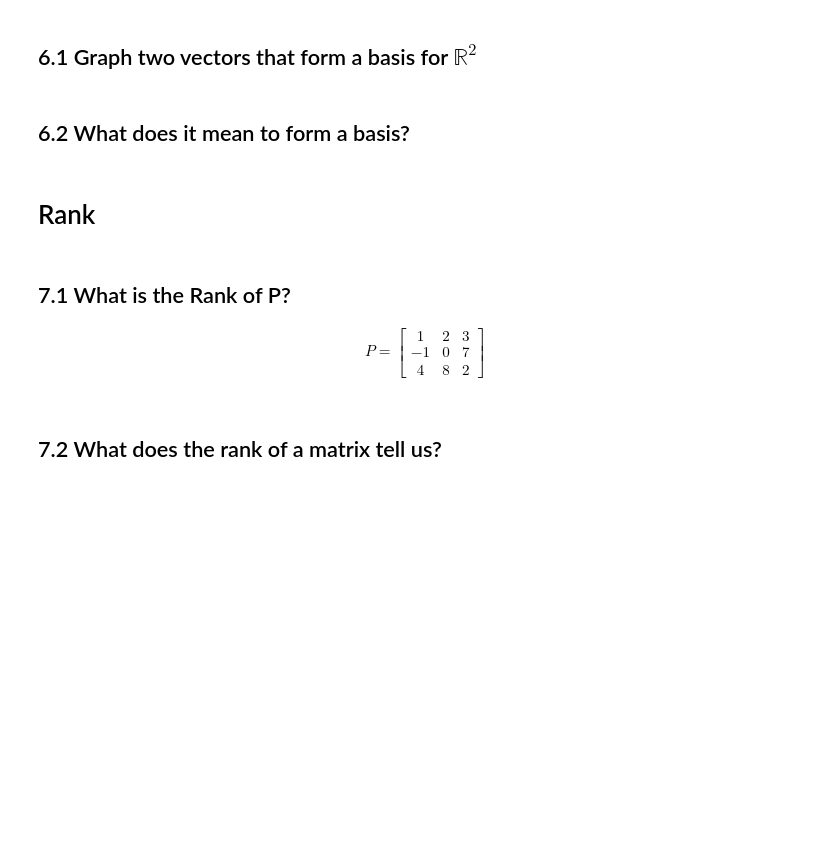
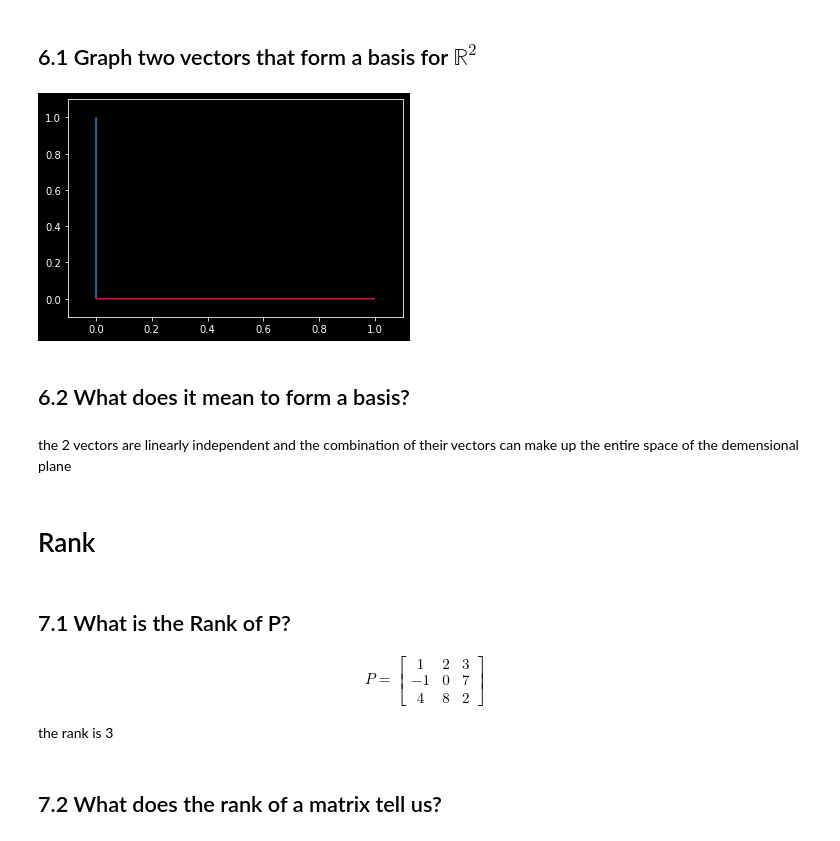
Before and after one commit to Indrejue/DS-Unit-1-Sprint-3-Linear-Algebra, a Jupyter notebook: module2-intermediate-linear-algebra/Antony_Farag_LS_DS_132_Intermediate_Linear_Algebra_Assignment.ipynb, the cells around one changed output. Cells and saved outputs as stored; diff of their text form; code cells hidden in the pictures; blank space fills up the shorter version.

```diff
--- a/module2-intermediate-linear-algebra/Antony_Farag_LS_DS_132_Intermediate_Linear_Algebra_Assignment.ipynb
+++ b/module2-intermediate-linear-algebra/Antony_Farag_LS_DS_132_Intermediate_Linear_Algebra_Assignment.ipynb
@@ -248,8 +331,18 @@ n = \begin{bmatrix} 4 & 8  & 2\end{bmatrix}
 # Basis
 # %% [markdown]
 ## 6.1 Graph two vectors that form a basis for $\mathbb{R}^2$
+# %%
+plt.arrow(0,0,0,1,color='#0f6ab9',length_includes_head= True,shape='left')
+plt.arrow(0,0,1,0,color='crimson',length_includes_head= True,shape='left')
+plt.xlim(-.1,1.1)
+plt.ylim(-.1,1.1)
+plt.show()
+# %% [output]
+[figure, added]
 # %% [markdown]
 ## 6.2 What does it mean to form a basis?
+# %% [markdown]
+the 2 vectors are linearly independent and the combination of their vectors can make up the entire space of the demensional plane
 # %% [markdown]
 # Rank
 # %% [markdown]
@@ -262,5 +355,7 @@ P = \begin{bmatrix}
 4 & 8  & 2
 \end{bmatrix}
 \end{align}
+
+the rank is 3
 # %% [markdown]
 ## 7.2 What does the rank of a matrix tell us?
```
Also changed, not shown: parts of 14 cells of this notebook.
